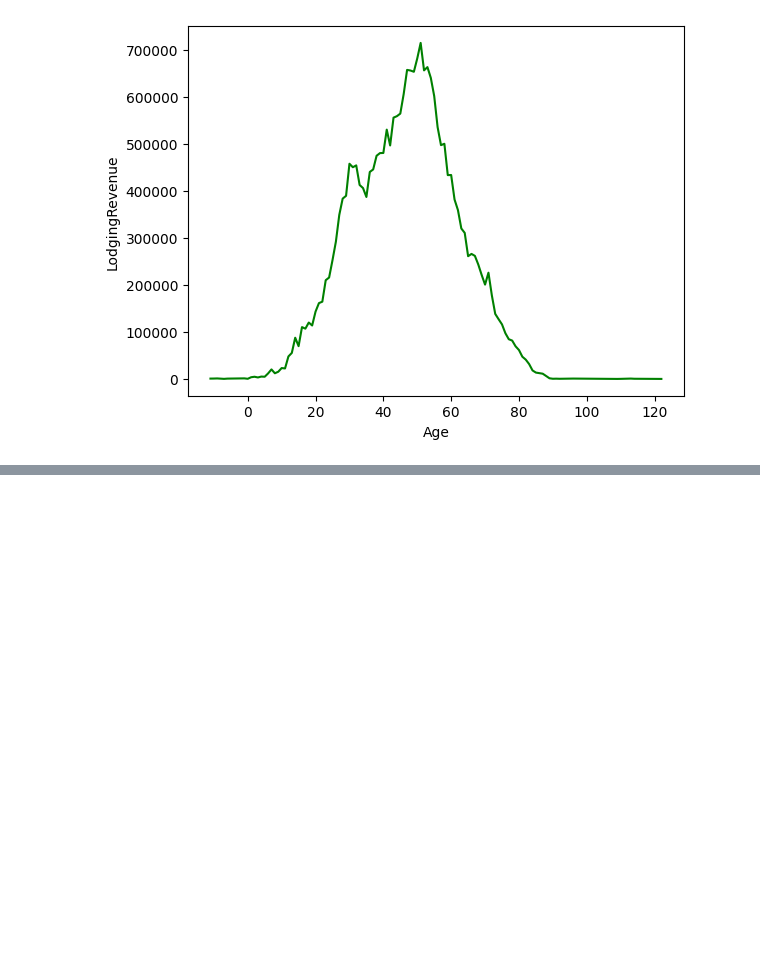
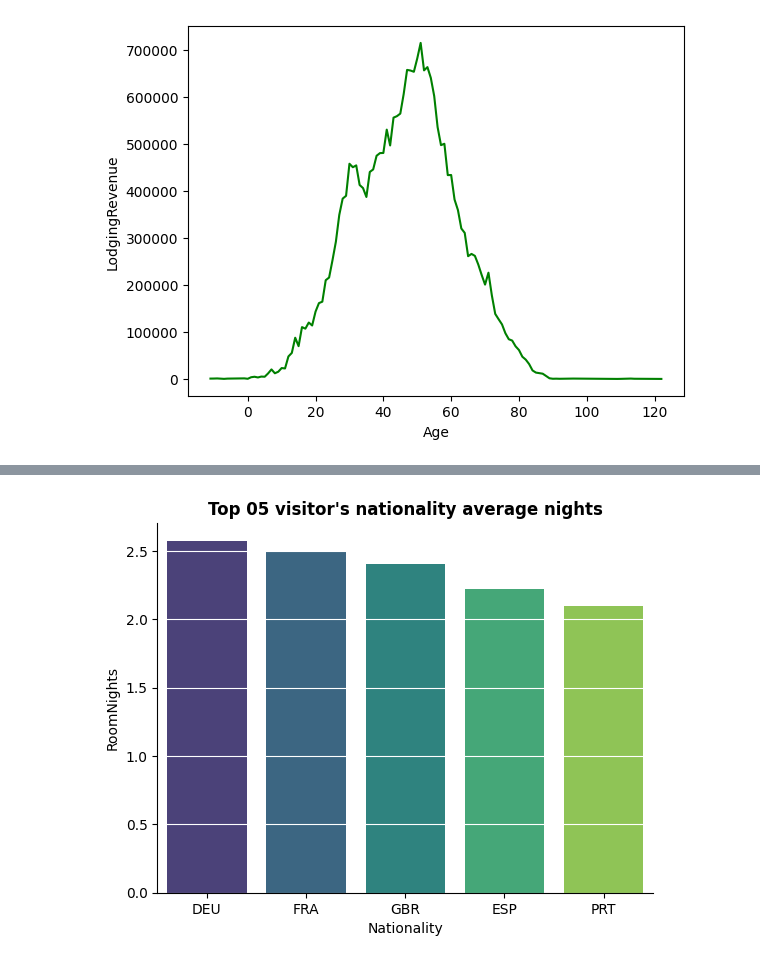
Before and after one commit to wolneihd/udemy_matplotlib_seaborn, a Jupyter notebook: secao_07_hotel.ipynb, the cells around one changed output, grey strips where cells are left out. Drawn from its saved outputs; the diff is of its cells as text; code cells hidden in the pictures; blank space fills up the shorter version.

```diff
--- a/secao_07_hotel.ipynb
+++ b/secao_07_hotel.ipynb
@@ -17,0 +33,3 @@ sns.lineplot(
+# %%
+top_5_avg_roomnights = hotels[hotels['Nationality'].isin(["DEU", "FRA", "PRT", "GBR", "ESP"])].groupby('Nationality').agg({'RoomNights':'mean'}).sort_values('RoomNights', ascending=False)
+top_5_avg_roomnights
@@ -17,0 +44,13 @@ sns.lineplot(
+# %%
+sns.barplot(
+    x=top_5_avg_roomnights.index,
+    y=top_5_avg_roomnights['RoomNights'],
+    palette='viridis',
+    hue=top_5_avg_roomnights.index,
+    legend=False
+)
+sns.despine()
+plt.title("Top 05 visitor's nationality average nights", weight='bold')
+plt.grid(ls='-', axis='y', color='white')
+# %% [output]
+[figure, added]
```
Also changed, not shown: parts of 9 cells of this notebook, 1 other file.
